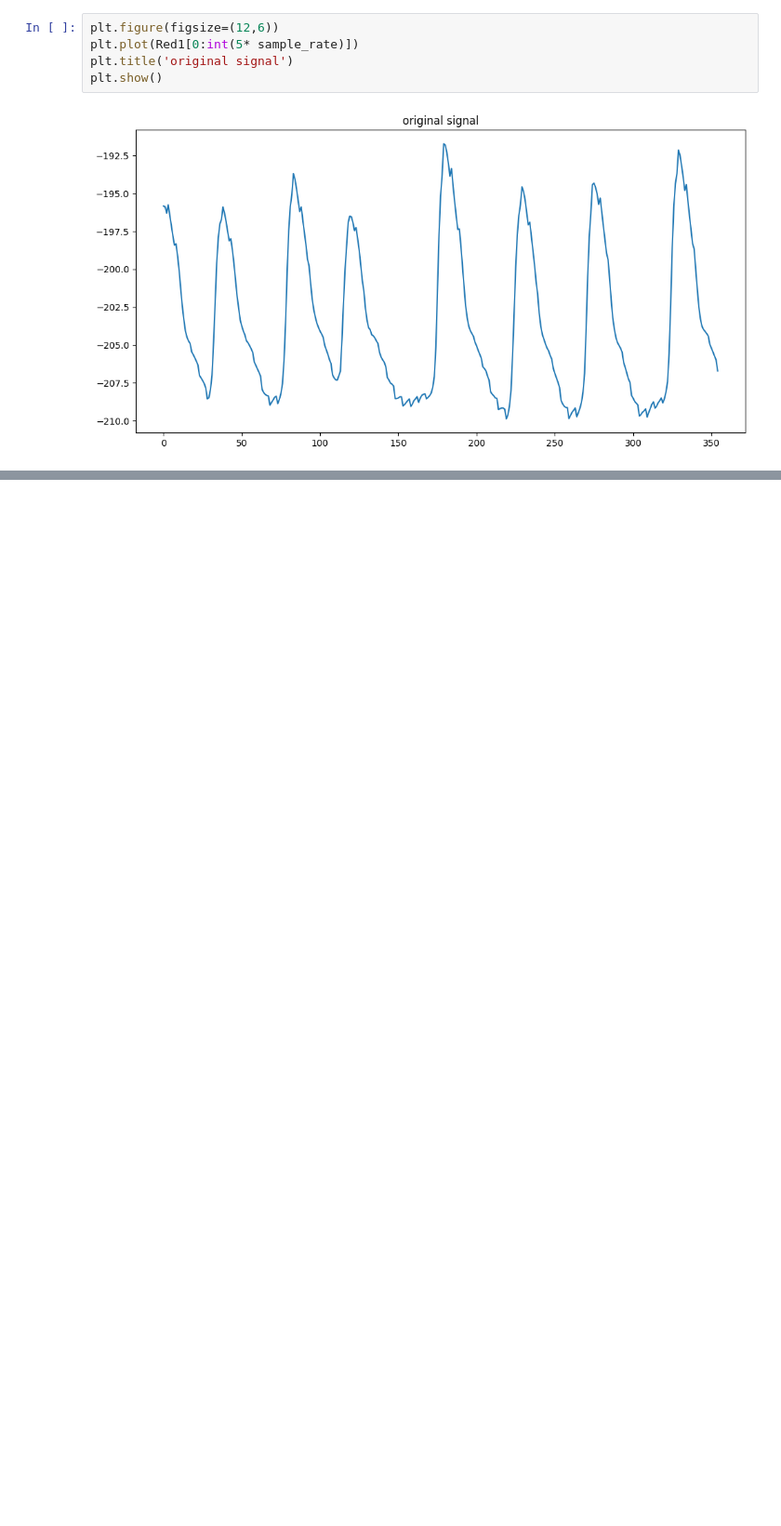
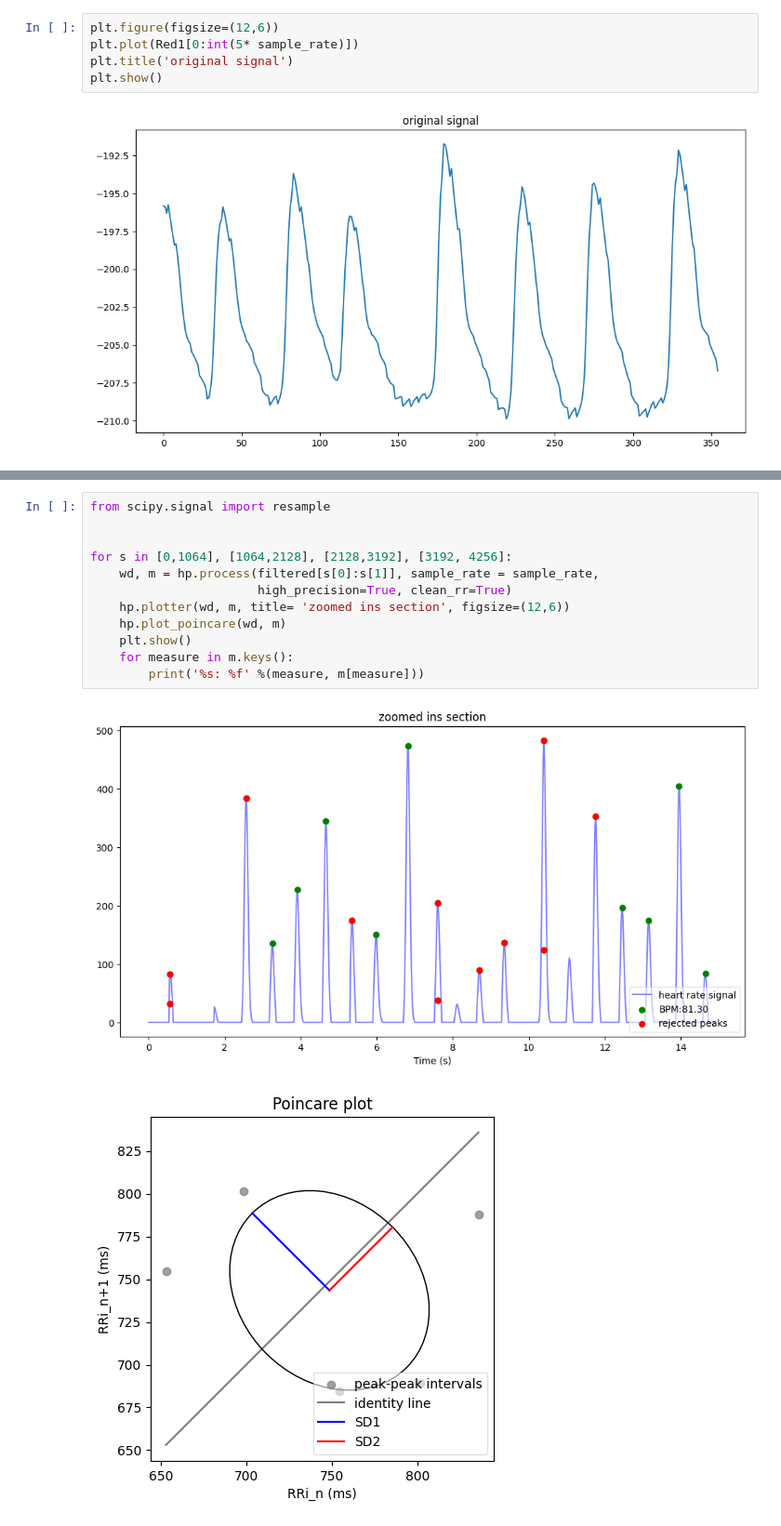
Before and after one commit to Jazzmin-Washington/ElectronRx-Technical-Interview_Graduate-Trainee-Data-Scientist, a Jupyter notebook: Preprocessing_Steps.ipynb, the cells around one changed output, grey strips where cells are left out. Shown at 93% size. Saved outputs shown, nothing was run; the diff lists cells and outputs as text; blank space fills up the shorter version.

```diff
--- a/Preprocessing_Steps.ipynb
+++ b/Preprocessing_Steps.ipynb
@@ -132,0 +177,15 @@ plt.show()
+# %%
+from scipy.signal import resample
+
+
+for s in [0,1064], [1064,2128], [2128,3192], [3192, 4256]:
+    wd, m = hp.process(filtered[s[0]:s[1]], sample_rate = sample_rate,
+                       high_precision=True, clean_rr=True)
+    hp.plotter(wd, m, title= 'zoomed ins section', figsize=(12,6))
+    hp.plot_poincare(wd, m)
+    plt.show()
+    for measure in m.keys():
+        print('%s: %f' %(measure, m[measure]))
+# %% [output]
+[figure, added]
+[figure, added]
```
Also changed, not shown: parts of 4 cells of this notebook.
